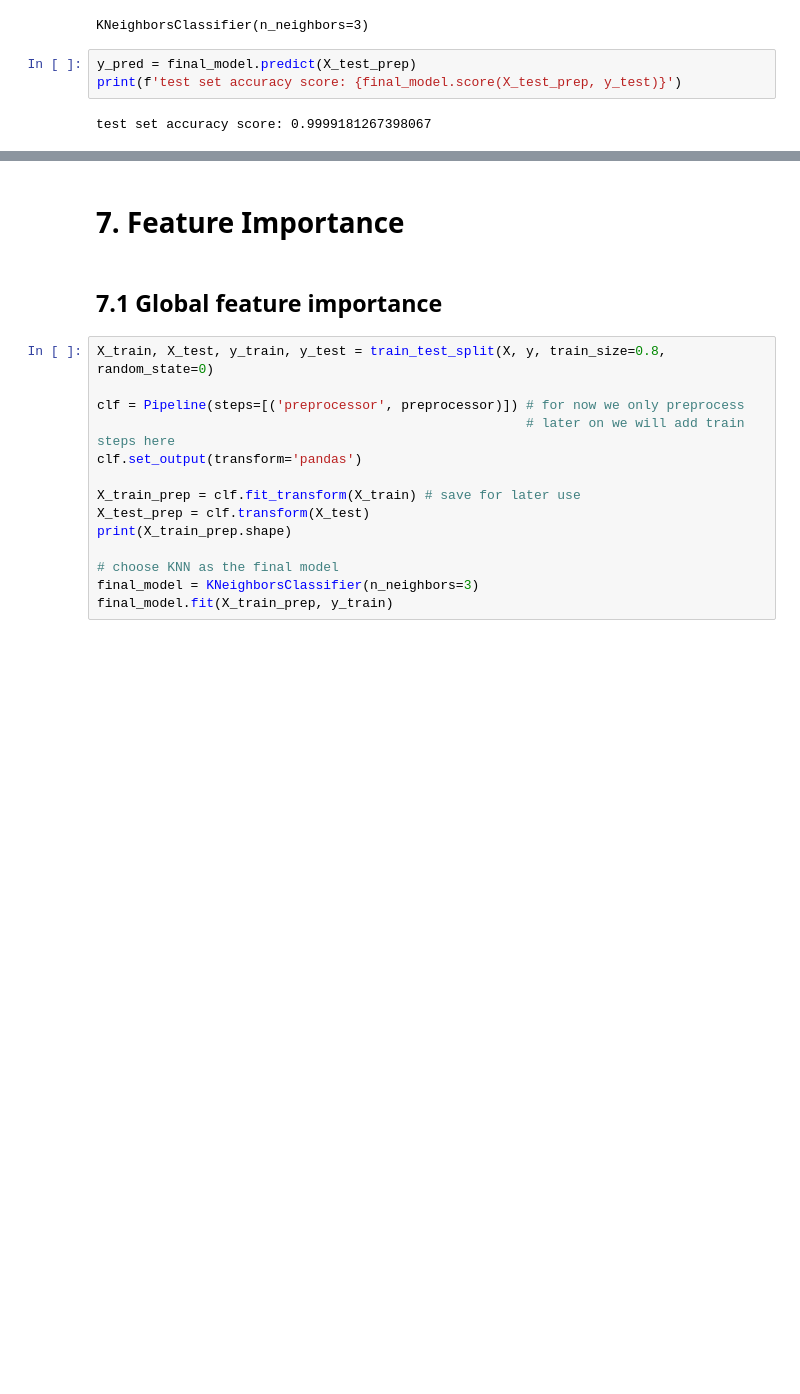
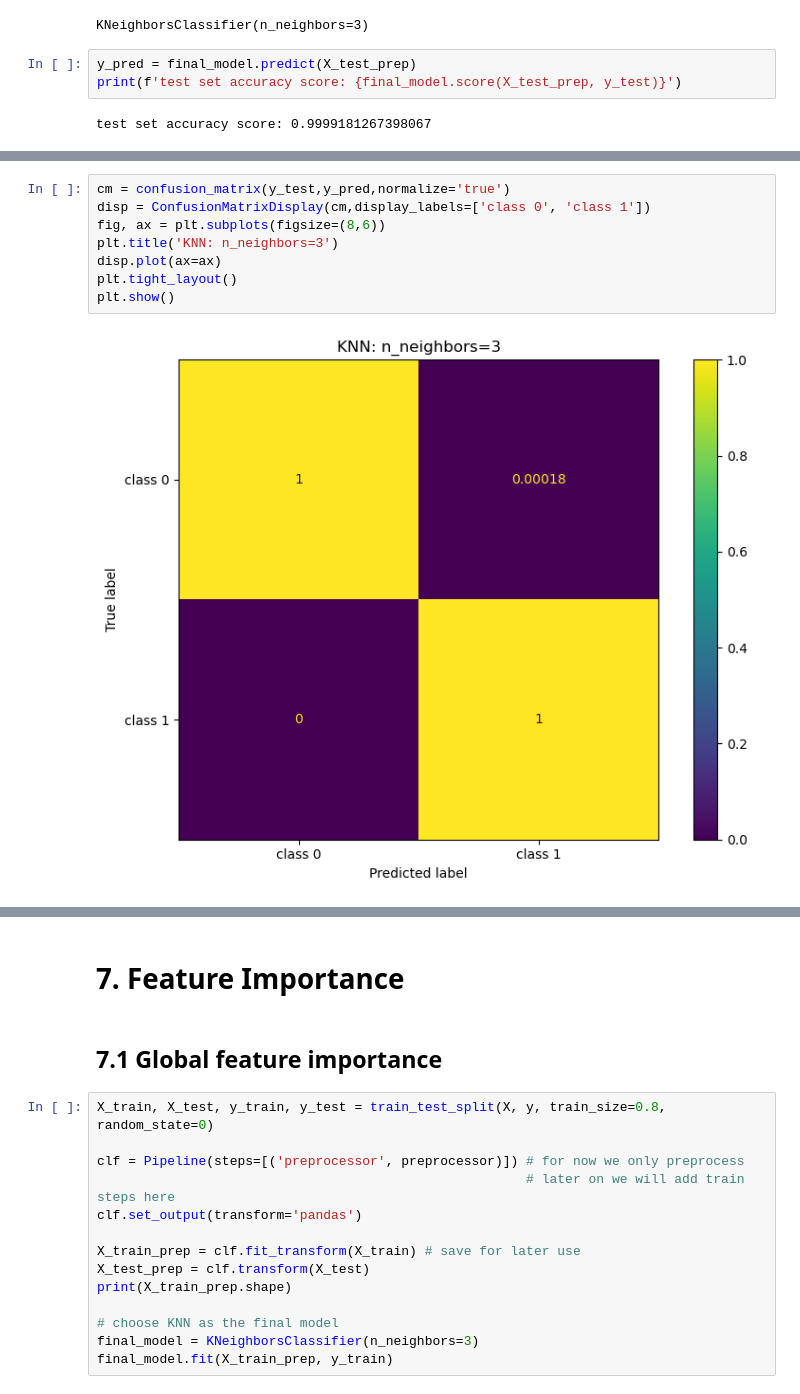
Before and after one commit to kathywu1201/Mushroom_Edibility_Classification_ML_Project, a Jupyter notebook: mushroom_ml_code_final_ver1.ipynb, the cells around one changed output, grey strips where cells are left out. Cells and saved outputs as stored; diff of their text form; blank space fills up the shorter version.

```diff
--- a/mushroom_ml_code_final_ver1.ipynb
+++ b/mushroom_ml_code_final_ver1.ipynb
@@ -848,0 +893,10 @@ plt.show()
+# %%
+cm = confusion_matrix(y_test,y_pred,normalize='true')
+disp = ConfusionMatrixDisplay(cm,display_labels=['class 0', 'class 1'])
+fig, ax = plt.subplots(figsize=(8,6))
+plt.title('KNN: n_neighbors=3')
+disp.plot(ax=ax)
+plt.tight_layout()
+plt.show()
+# %% [output]
+[figure, added]
```
Also changed, not shown: parts of 8 cells of this notebook, 9 other files.
